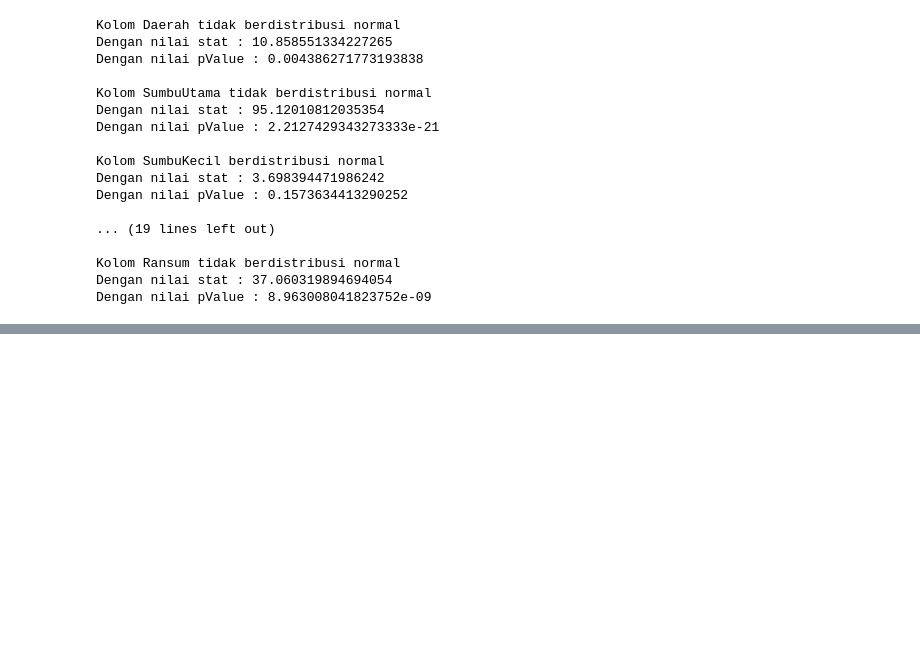
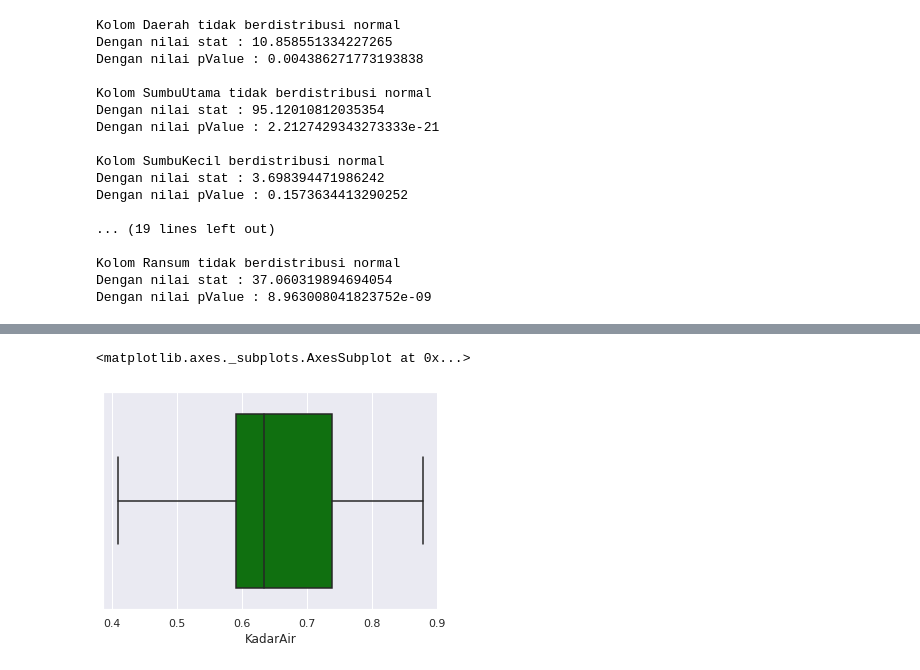
Before and after one commit to AlfandaviAU/Tubes1Probstat, a Jupyter notebook: Backup.ipynb, the cells around one changed output, grey strips where cells are left out. Saved outputs shown, nothing was run; the diff lists cells and outputs as text; code cells hidden in the pictures; blank space fills up the shorter version.

```diff
--- a/Backup.ipynb
+++ b/Backup.ipynb
@@ -318,0 +418,5 @@ pValue :  2.779254463865401e-10
+# %%
+sns.boxplot(data2['KadarAir'],color = "green")
+# %% [output]
+<matplotlib.axes._subplots.AxesSubplot at 0x...>
+[figure, added]
```
Also changed, not shown: parts of 40 cells of this notebook.
